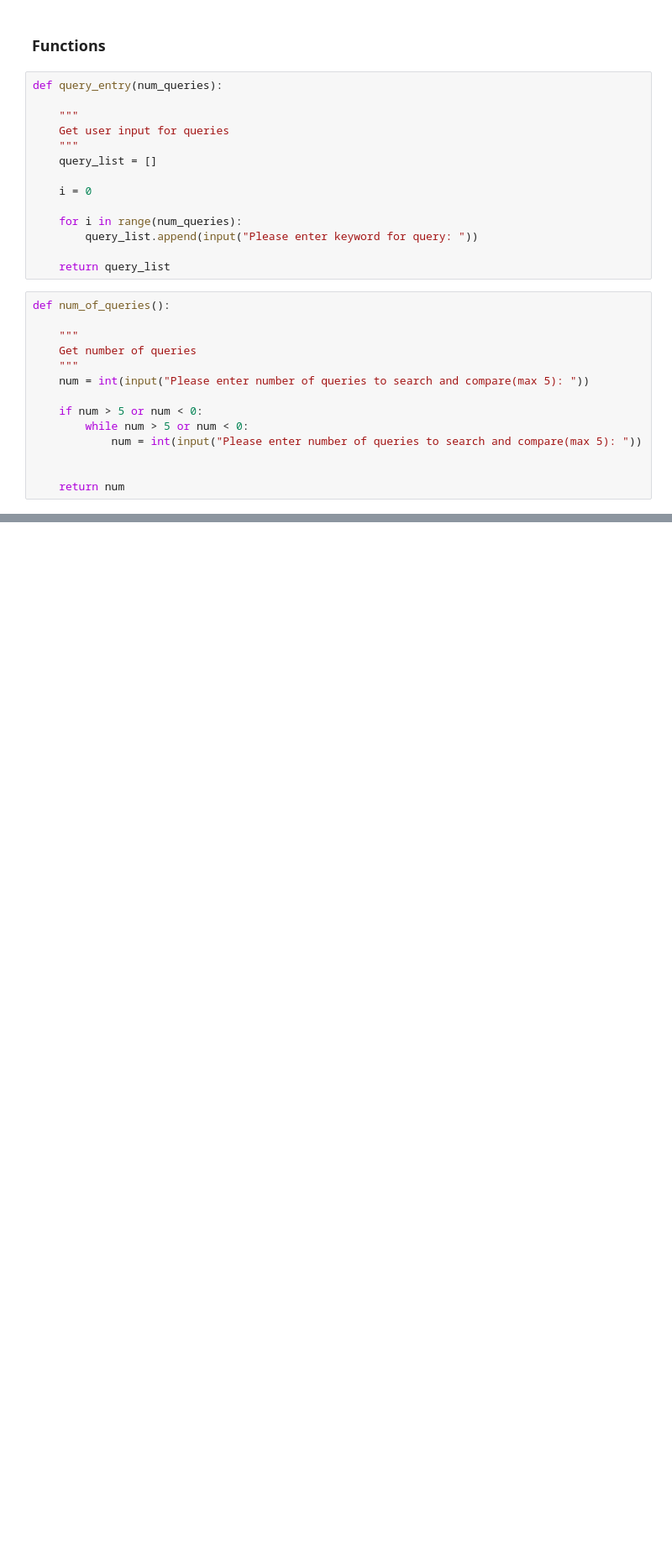
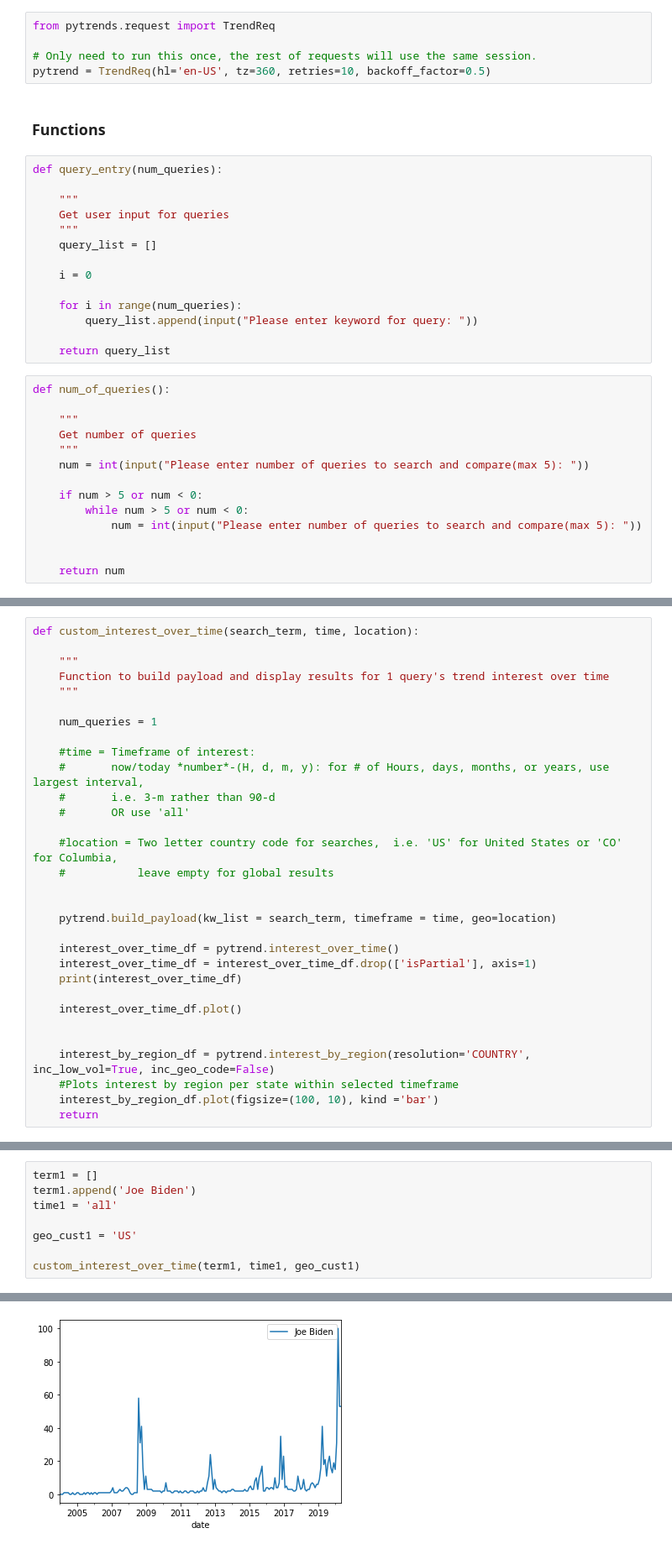
Before and after one commit to justin-meisner/google-trends, a Jupyter notebook: Justin - Trends.ipynb, the cells around one changed output, grey strips where cells are left out. Shown at 84% size. Drawn from its saved outputs; the diff is of its cells as text; blank space fills up the shorter version.

Commit message:
latest with functions

```diff
--- a/Justin - Trends.ipynb
+++ b/Justin - Trends.ipynb
@@ -20,3 +22,8 @@ pd.set_option('display.max_colwidth', num)
+# %%
+from pytrends.request import TrendReq
+
+# Only need to run this once, the rest of requests will use the same session.
+pytrend = TrendReq(hl='en-US', tz=360, retries=10, backoff_factor=0.5)
 # %% [markdown]
 ### Functions
 # %%
@@ -58,0 +57,31 @@ master_df = pd.DataFrame()
+# %%
+def custom_interest_over_time(search_term, time, location):
+
+    """
+    Function to build payload and display results for 1 query's trend interest over time
+    """
+
+    num_queries = 1
+
+    #time = Timeframe of interest:
+    #       now/today *number*-(H, d, m, y): for # of Hours, days, months, or years, use largest interval,
+    #       i.e. 3-m rather than 90-d
+    #       OR use 'all'
+
+    #location = Two letter country code for searches,  i.e. 'US' for United States or 'CO' for Columbia,
+    #           leave empty for global results
+
+
+    pytrend.build_payload(kw_list = search_term, timeframe = time, geo=location)
+
+    interest_over_time_df = pytrend.interest_over_time()
+    interest_over_time_df = interest_over_time_df.drop(['isPartial'], axis=1)
+    print(interest_over_time_df)
+
+    interest_over_time_df.plot()
+
+
+    interest_by_region_df = pytrend.interest_by_region(resolution='COUNTRY', inc_low_vol=True, inc_geo_code=False)
+    #Plots interest by region per state within selected timeframe
+    interest_by_region_df.plot(figsize=(100, 10), kind ='bar')
+    return
@@ -204,0 +190,9 @@ frames_master
+# %%
+term1 = []
+term1.append('Joe Biden')
+time1 = 'all'
+
+geo_cust1 = 'US'
+
+custom_interest_over_time(term1, time1, geo_cust1)
+# %% [output]
@@ -204,0 +216 @@ frames_master
+[figure, added]
```
Also changed, not shown: parts of 21 cells of this notebook.
